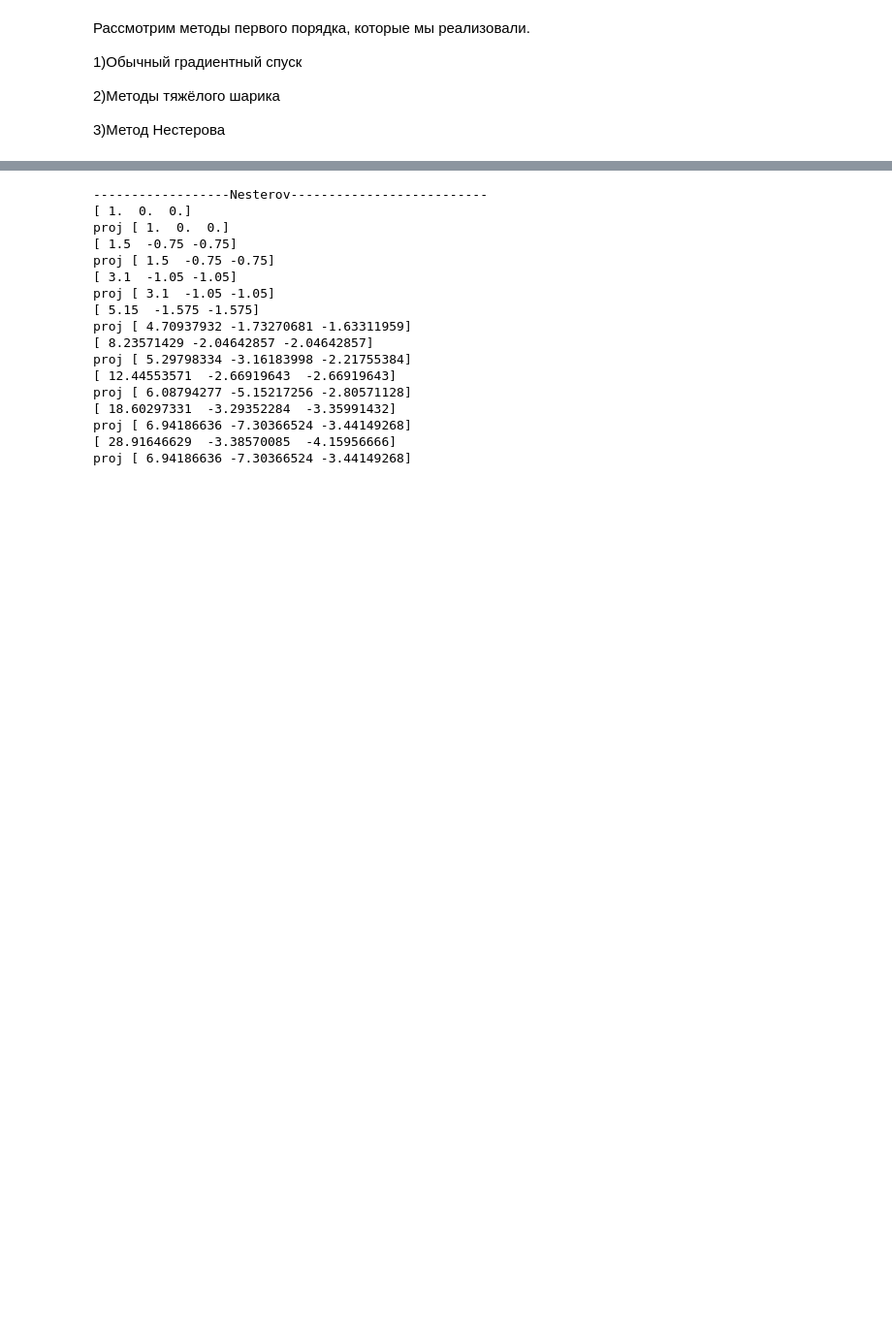
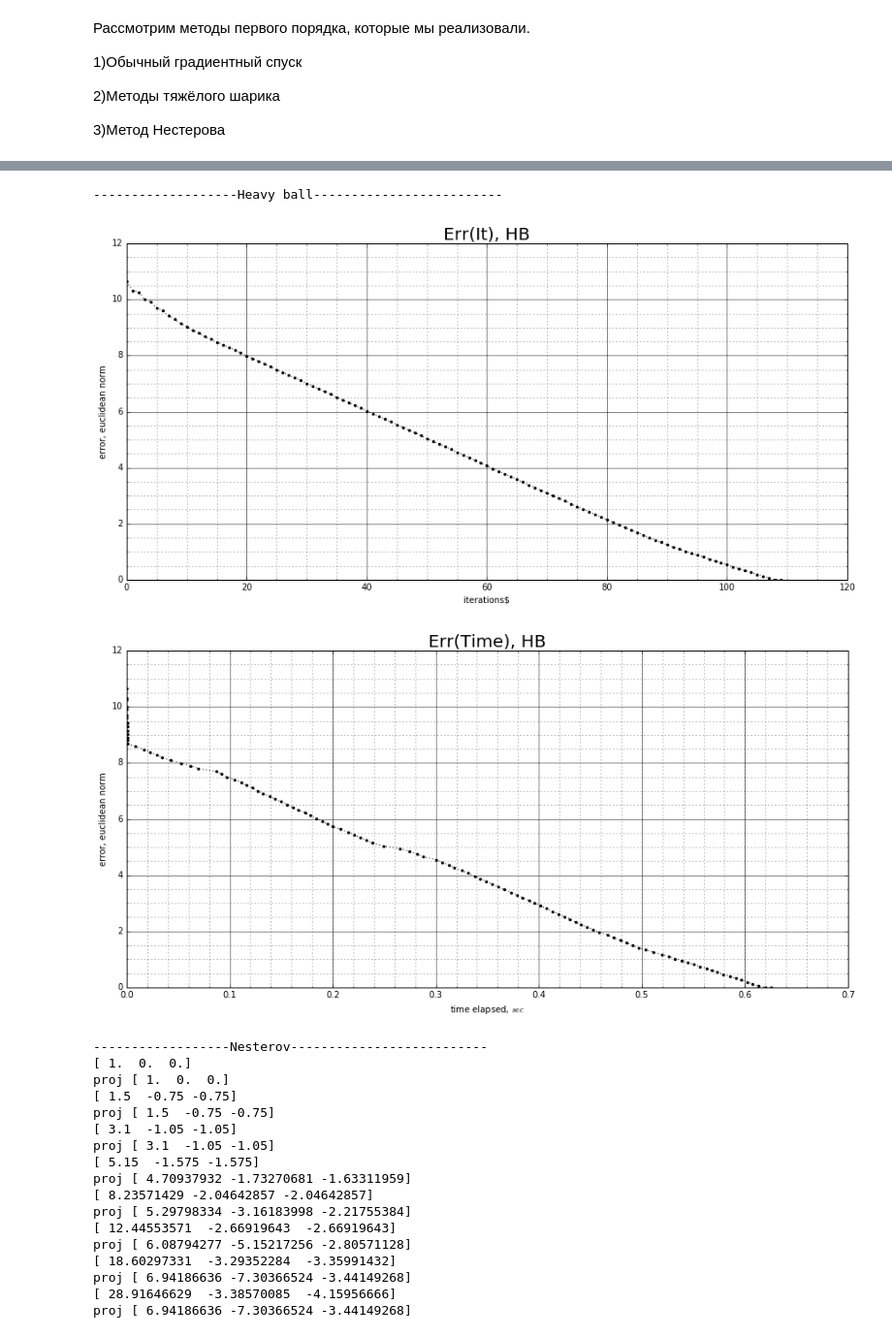
Before and after one commit to KaEuAn/ConvexOptimisationProject, a Jupyter notebook: presentation.ipynb, the cells around one changed output, grey strips where cells are left out. Shown at 97% size. Cells and saved outputs as stored; diff of their text form; code cells hidden in the pictures; blank space fills up the shorter version.

```diff
--- a/presentation.ipynb
+++ b/presentation.ipynb
@@ -103,3 +123,22 @@ result.ShowTime("Err(Time), HB")
+# %%
+print("-------------------Heavy ball-------------------------")
+# heavy ball descent solver initialisation
+init_point = np.array([0.,0.,0.])
+criteria = nst.stop_criterias.xdiff_stop_crit(0.00001)
+heavy_ball_task = hb.solver(oracle, constraints)
+heavy_ball_task.set_init_position(init_point)
+heavy_ball_task.set_alpha(0.5, 0.8)
+
+# launch
+result = heavy_ball_task.make(criteria)
+
+# result showing
+result.ShowIterations("Err(It), HB")
+result.ShowTime("Err(Time), HB")
+# %% [output]
+-------------------Heavy ball-------------------------
+[figure, added]
+[figure, added]
 # %%
 print("------------------Nesterov--------------------------")
 
```
Also changed, not shown: parts of 11 cells of this notebook.
